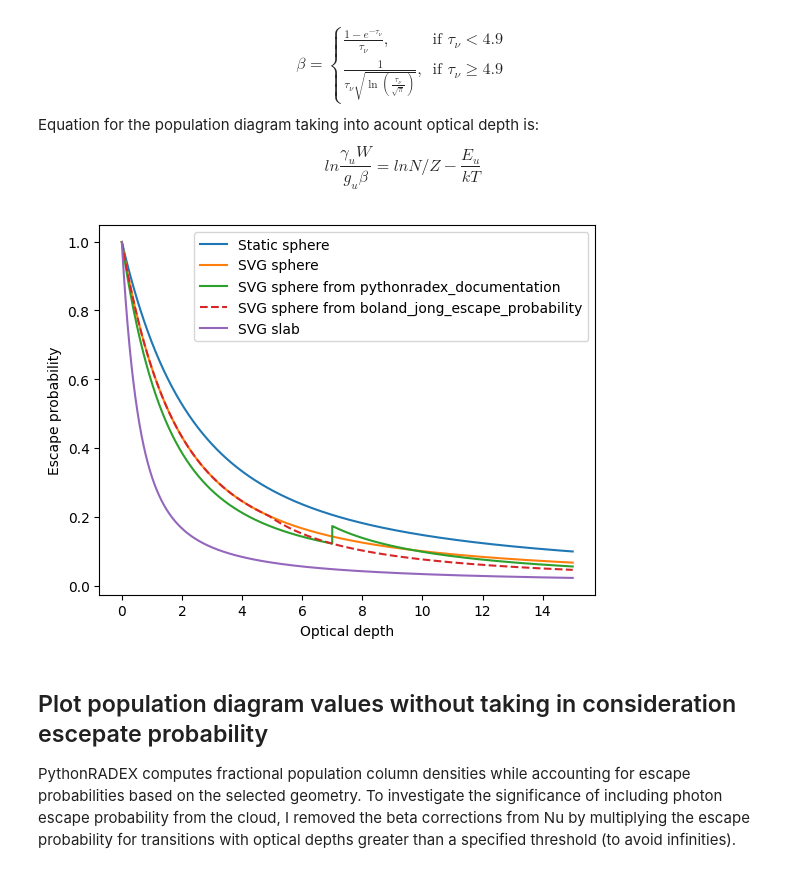
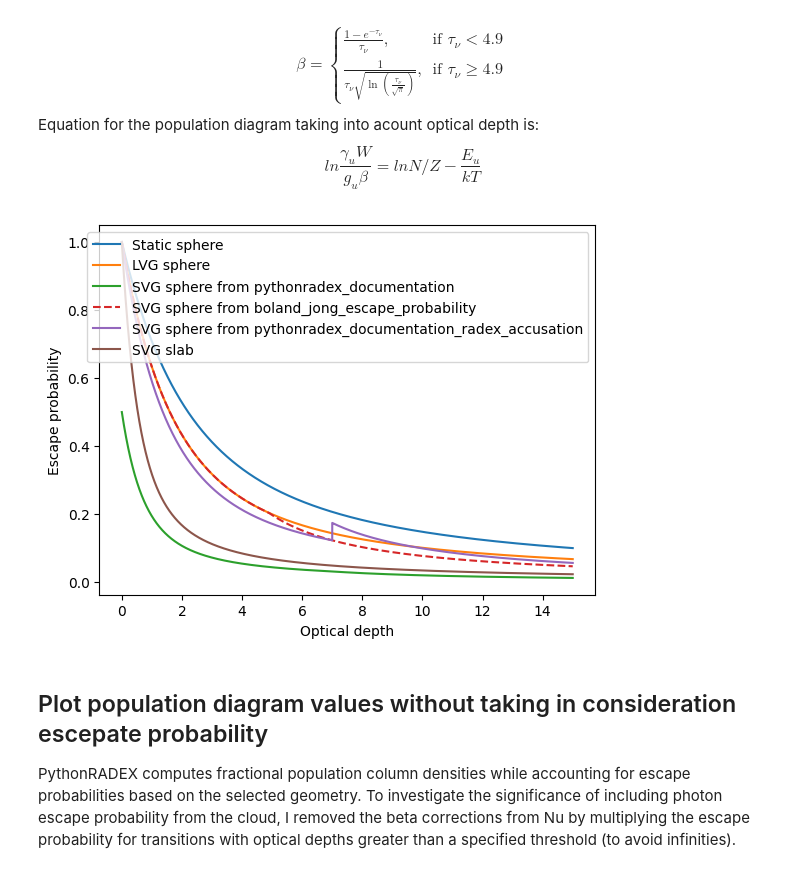
Before and after one commit to aleksej-rodano/phas0052_project, a Jupyter notebook: pythonradex_clean.ipynb, the cells around one changed output. Drawn from its saved outputs; the diff is of its cells as text; code cells hidden in the pictures.

```diff
--- a/pythonradex_clean.ipynb
+++ b/pythonradex_clean.ipynb
@@ -714,7 +718,8 @@ def beta_sphere(tau_nu):
 
 
 def svg_escape_probability(tau_nu):
-    """Calculate the escape probability for an expanding sphere"""
+    """Calculate the escape probability for LVG approximation, applicable if the characteristic flow velocity along the line of sight
+    is much larger than the local random (e.g. thermal) velocities"""
     tau_nu = np.where(tau_nu == 0, np.nan, tau_nu)
     return (1 - np.exp(-tau_nu)) / tau_nu
 
@@ -738,6 +743,23 @@ def beta_pythonradex_documentation(tau_nu):
     tau_nu = np.where(tau_nu == 0, np.nan, tau_nu)
     beta = np.where(
         tau_nu >= 7,
+        1 / (4 * tau_nu * np.sqrt(np.log(tau_nu / (np.sqrt(np.pi))))),
+        (1 - np.exp(-2.34 * tau_nu)) / (4.68 * tau_nu),
+    )
+    return beta
+
+
+def beta_pythonradex_documentation_radex_accusation(tau_nu):
+    """
+    Calculate the escape probability which pythonradex thinks RADEX is using.
+    tau_nu (float or np.array): Optical depth tau_nu.
+
+    Returns:
+    float or np.array: Computed beta(tau_nu).
+    """
+    tau_nu = np.where(tau_nu == 0, np.nan, tau_nu)
+    beta = np.where(
+        tau_nu >= 7,
         1 / (tau_nu * np.sqrt(np.log(tau_nu / (2 * np.sqrt(np.pi))))),
         (4 - 4 * np.exp(-2.34 * tau_nu / 2)) / (4.68 * tau_nu),
     )
@@ -746,39 +768,43 @@ def beta_pythonradex_documentation(tau_nu):
 
 def boland_jong_escape_probability(tau_nu):
     """
-    Compute escape probability based on equation given in appendix A.
+    Compute escape probability based on equation given in appendix A of paper .
     """
     tau_nu = np.where(tau_nu == 0, np.nan, tau_nu)
     beta = np.where(
         tau_nu < 4.9,
         (1 - np.exp(-tau_nu)) / tau_nu,
         1 / (tau_nu * np.sqrt(np.log(tau_nu / (np.sqrt(np.pi))))),
     )
     return beta
 
 
 tau_array = np.linspace(0, 15, int(1e4))
 beta_sphere_array = beta_sphere(tau_array)
 svg_escape_probability_array = svg_escape_probability(tau_array)
 beta_slab_array = beta_slab(tau_array)
 tau_pythonradex_documentation_array = beta_pythonradex_documentation(tau_array)
+tau_pythonradex_documentation_radex_accusation_array = beta_pythonradex_documentation_radex_accusation(tau_array)
 boland_jong_escape_probability_array = boland_jong_escape_probability(tau_array)
+
 
 # plot the escape probability
 plt.plot(tau_array, beta_sphere_array, label="Static sphere")
-plt.plot(tau_array, svg_escape_probability_array, label="SVG sphere")
+plt.plot(tau_array, svg_escape_probability_array, label="LVG sphere")
 
 plt.plot(tau_array, tau_pythonradex_documentation_array, label="SVG sphere from pythonradex_documentation")
 plt.plot(tau_array, boland_jong_escape_probability_array, "--", label="SVG sphere from boland_jong_escape_probability")
+plt.plot(tau_array, tau_pythonradex_documentation_radex_accusation_array, label="SVG sphere from pythonradex_documentation_radex_accusation")
 plt.plot(tau_array, beta_slab_array, label="SVG slab")
 
 
 plt.xlabel("Optical depth")
 plt.ylabel("Escape probability")
 plt.legend()
+plt.savefig("escape_prob_diff_geometries.png")
 plt.show()
 # %% [output]
-[figure, old version]
+[figure, new version]
 # %% [markdown]
 ## Plot population diagram values without taking in consideration escepate probability
 PythonRADEX computes fractional population column densities while accounting for escape probabilities based on the selected geometry. To investigate the significance of including photon escape probability from the cloud, I removed the beta corrections from Nu by multiplying the escape probability for transitions with optical depths greater than a specified threshold (to avoid infinities).
```
Also changed, not shown: parts of 5 cells of this notebook, 5 other files.
